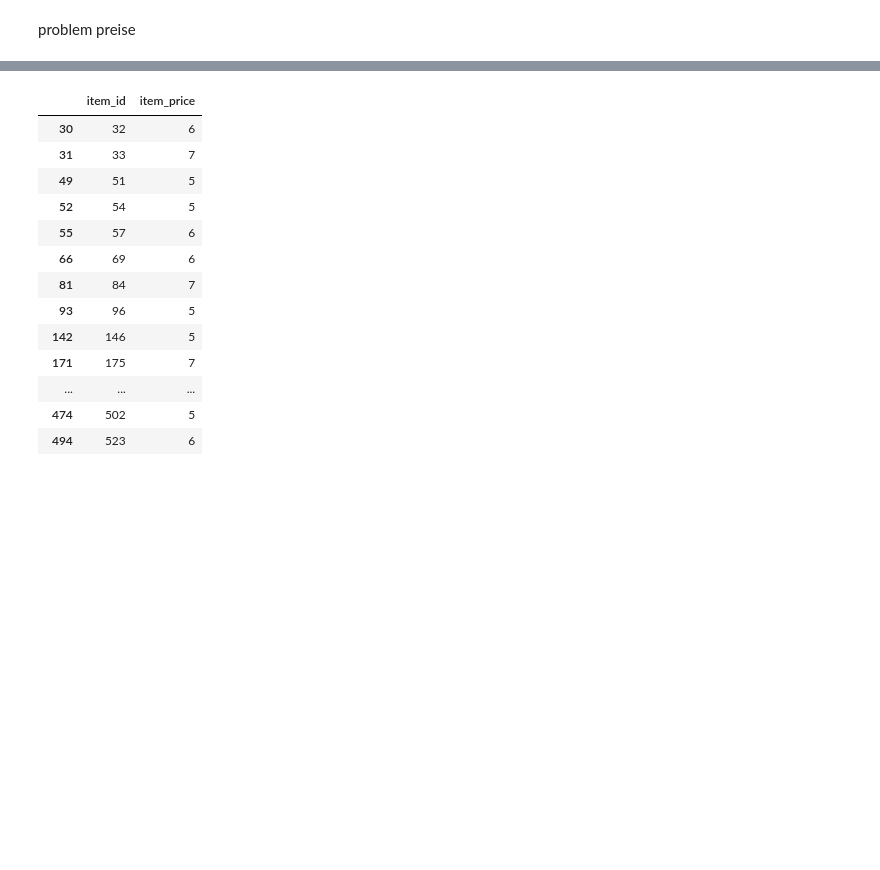
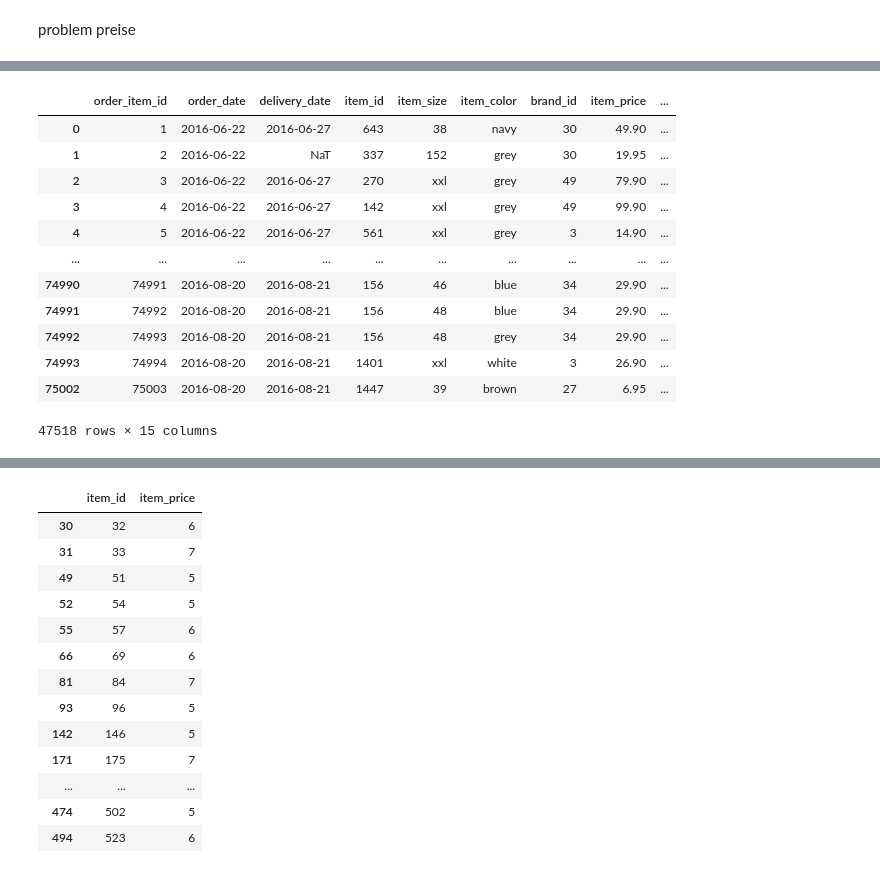
Before and after one commit to P-AEL/ML-Projekt, a Jupyter notebook: Paul/blob.ipynb, the cells around one changed output, grey strips where cells are left out. Saved outputs shown, nothing was run; the diff lists cells and outputs as text; code cells hidden in the pictures; blank space fills up the shorter version.

```diff
--- a/Paul/blob.ipynb
+++ b/Paul/blob.ipynb
@@ -260,5 +364,21 @@ lis = df_5[df_5.item_price > 1].item_id.unique().tolist()
 # %%
 df_6 = df[df.item_id.isin(lis)]
+# %%
+df_6
+# %% [output]
+|  | order_item_id | order_date | delivery_date | item_id | item_size | item_color | brand_id | item_price | ... |
+| 0 | 1 | 2016-06-22 | 2016-06-27 | 643 | 38 | navy | 30 | 49.90 | ... |
+| 1 | 2 | 2016-06-22 | NaT | 337 | 152 | grey | 30 | 19.95 | ... |
+| 2 | 3 | 2016-06-22 | 2016-06-27 | 270 | xxl | grey | 49 | 79.90 | ... |
+| 3 | 4 | 2016-06-22 | 2016-06-27 | 142 | xxl | grey | 49 | 99.90 | ... |
+| 4 | 5 | 2016-06-22 | 2016-06-27 | 561 | xxl | grey | 3 | 14.90 | ... |
+| ... | ... | ... | ... | ... | ... | ... | ... | ... | ... |
+| 74990 | 74991 | 2016-08-20 | 2016-08-21 | 156 | 46 | blue | 34 | 29.90 | ... |
+| 74991 | 74992 | 2016-08-20 | 2016-08-21 | 156 | 48 | blue | 34 | 29.90 | ... |
+| 74992 | 74993 | 2016-08-20 | 2016-08-21 | 156 | 48 | grey | 34 | 29.90 | ... |
+| 74993 | 74994 | 2016-08-20 | 2016-08-21 | 1401 | xxl | white | 3 | 26.90 | ... |
+| 75002 | 75003 | 2016-08-20 | 2016-08-21 | 1447 | 39 | brown | 27 | 6.95 | ... |
+47518 rows × 15 columns
 # %%
 df_6 = df_6.groupby("item_id").agg(maxoprice=("item_price","max"),minprice=("item_price","min")).reset_index()
 # %%
```
Also changed, not shown: parts of 23 cells of this notebook.
